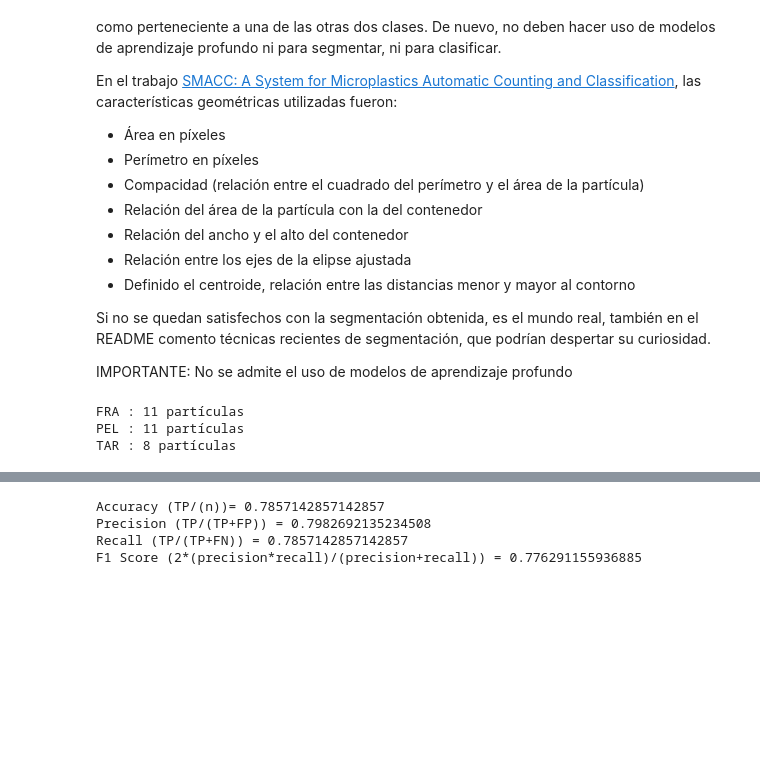
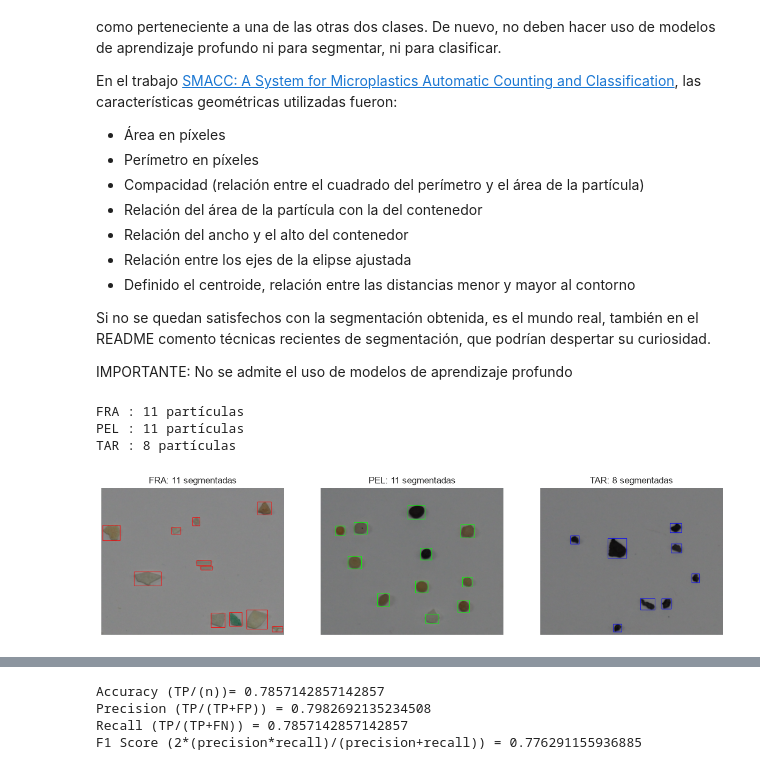
Before and after one commit to solbs365/VC, a Jupyter notebook: Practica3_VC/VC_P3.ipynb, the cells around one changed output, grey strips where cells are left out. Cells and saved outputs as stored; diff of their text form; code cells hidden in the pictures; blank space fills up the shorter version.

```diff
--- a/Practica3_VC/VC_P3.ipynb
+++ b/Practica3_VC/VC_P3.ipynb
@@ -458,32 +458,57 @@ def extraer(imagen):
 # %%
 # Entrenamiento: guardar las características de las muestras de cada clase
 X_train, y_train = [], []
-for clase in clases:
 
-    feats, contornos, centros = extraer(cv2.imread(clase + '.png'))
+plt.figure(figsize=(15, 5))
+
+for idx, clase in enumerate(clases):
+    # Carga imagen original
+    img_bgr = cv2.imread(clase + '.png')
+
+    # Extrae características y contornos
+    feats, contornos, centros = extraer(img_bgr)
 
     X_train.append(feats)
     y_train += [clase] * len(feats)
     print(clase, ':', len(feats), 'partículas')
+
+    # Copia de la imagen para dibujar encima
+    img_draw = img_bgr.copy()
+    for c in contornos:
+        # Contenedor alineado con los ejes
+        x, y, w, h = cv2.boundingRect(c)
+        # Dibujamos rectángulo con el color de la clase
+        cv2.rectangle(img_draw, (x, y), (x+w, y+h), colores[clase], 2)
+
+    # Añadimos al subplot (1 fila, 3 columnas)
+    plt.subplot(1, 3, idx+1)
+    plt.imshow(cv2.cvtColor(img_draw, cv2.COLOR_BGR2RGB))
+    plt.title(f"{clase}: {len(feats)} segmentadas")
+    plt.axis('off')
+
 X_train = np.vstack(X_train)
 y_train = np.array(y_train)
 
-# Normalizamos cada característica (media 0, desviación 1) para que todas pesen igual
+# Normalizamos
 media = X_train.mean(axis=0)
 desviacion = X_train.std(axis=0) + 1e-9
 Xn = (X_train - media) / desviacion
 
 def clasificar(vector, k=3):
-    """Asigna la clase mayoritaria entre las k muestras de entrenamiento más parecidas."""
     v = (vector - media) / desviacion
-    distancias = np.linalg.norm(Xn - v, axis=1)          # distancia a cada muestra de entrenamiento
-    vecinos = y_train[np.argsort(distancias)[:k]]        # etiquetas de las k más cercanas
+    distancias = np.linalg.norm(Xn - v, axis=1)
+    vecinos = y_train[np.argsort(distancias)[:k]]
     valores, cuentas = np.unique(vecinos, return_counts=True)
     return valores[np.argmax(cuentas)]
+
+# GUARDAR LA IMAGEN
+plt.savefig("img/tarea2_1_entrenamiento.jpg", bbox_inches='tight', dpi=300)
+plt.show()
 # %% [output]
 FRA : 11 partículas
 PEL : 11 partículas
 TAR : 8 partículas
+[figure, added]
 # %%
 # clasificar MPs_test.jpg y comparar con las anotaciones
 img_test = cv2.imread("MPs_test.jpg")
```
Also changed, not shown: parts of 2 cells of this notebook, 2 other files.
